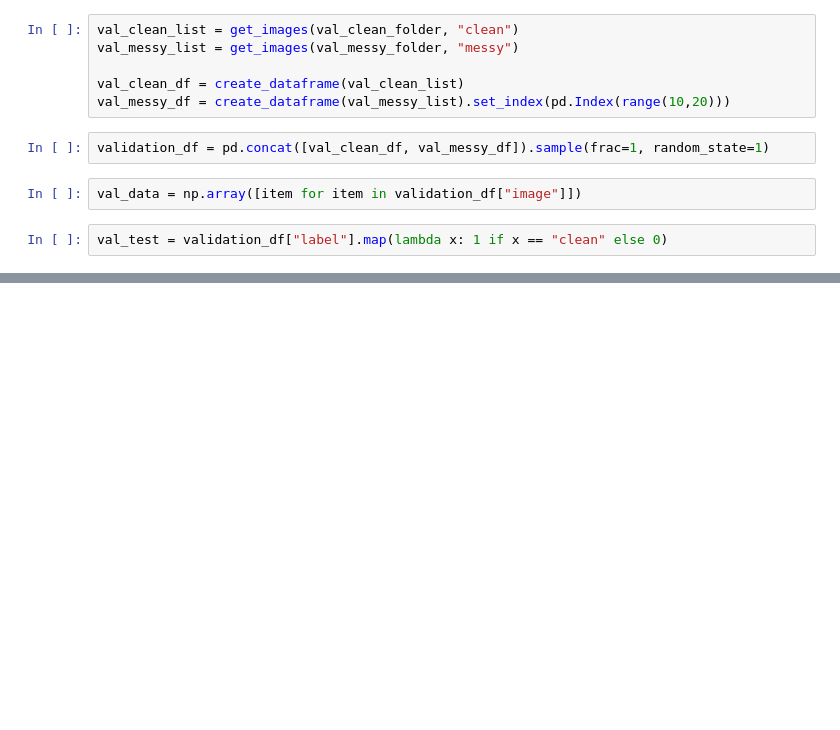
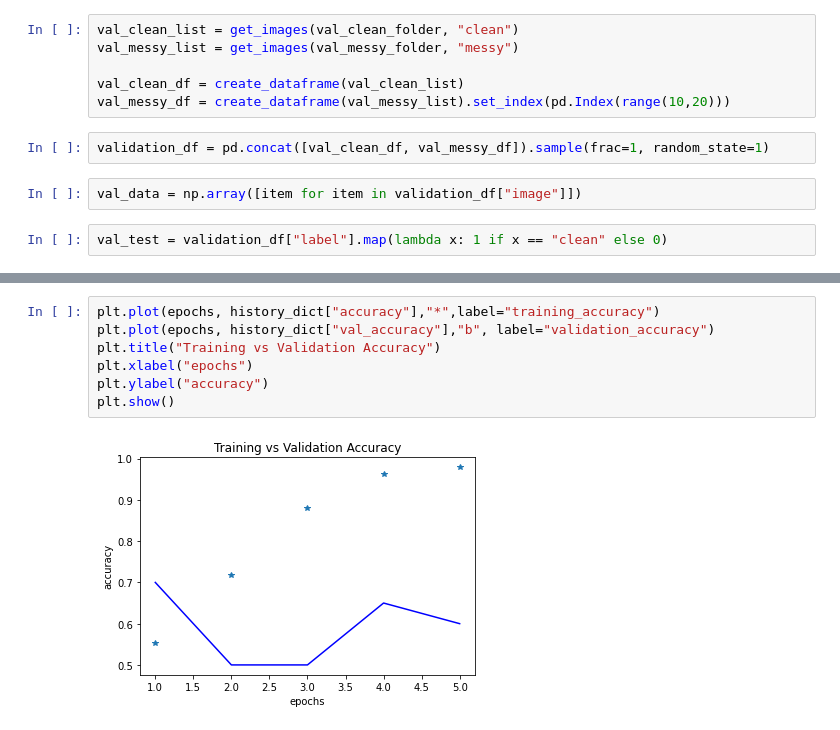
Before and after one commit to king-tomi/clean-messy-room-detector-mobile, a Jupyter notebook: notebooks/work.ipynb, the cells around one changed output, grey strips where cells are left out. Cells and saved outputs as stored; diff of their text form; blank space fills up the shorter version.

```diff
--- a/notebooks/work.ipynb
+++ b/notebooks/work.ipynb
@@ -151,0 +184,9 @@ v
+# %%
+plt.plot(epochs, history_dict["accuracy"],"*",label="training_accuracy")
+plt.plot(epochs, history_dict["val_accuracy"],"b", label="validation_accuracy")
+plt.title("Training vs Validation Accuracy")
+plt.xlabel("epochs")
+plt.ylabel("accuracy")
+plt.show()
+# %% [output]
+[figure, added]
```
Also changed, not shown: parts of 11 cells of this notebook, 43 other files.
